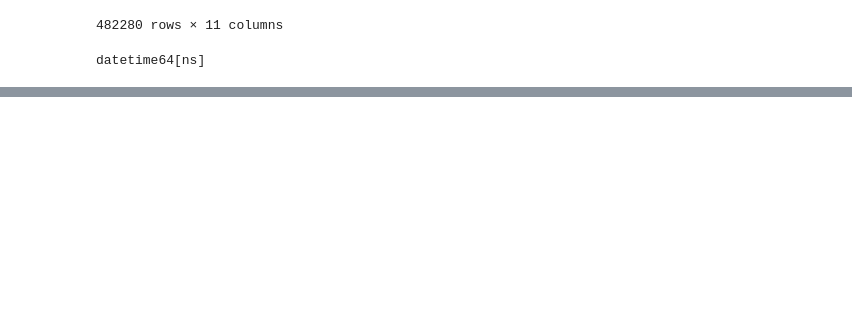
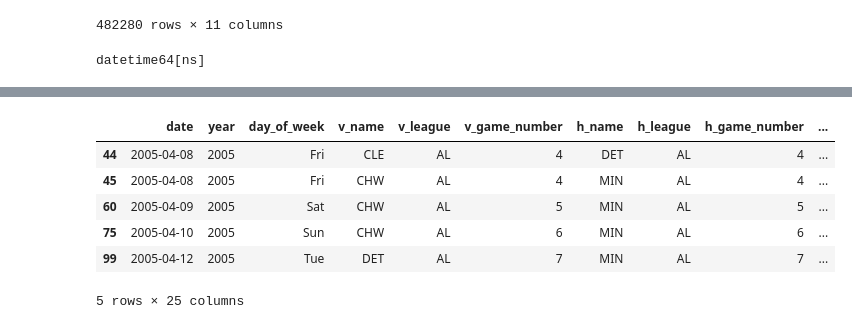
Before and after one commit to tmarchok1/DS440_project, a Jupyter notebook: DS_440code.ipynb, the cells around one changed output, grey strips where cells are left out. Cells and saved outputs as stored; diff of their text form; code cells hidden in the pictures; blank space fills up the shorter version.

```diff
--- a/DS_440code.ipynb
+++ b/DS_440code.ipynb
@@ -444,9 +499,17 @@ weather_AL_west.head()
 # %%
 weather_AL_central['time_of_day'] = weather_AL_central['date'].dt.hour.apply(lambda x: 'D' if 6 <= x < 18 else 'N')
 
-merged_df_AL_central = pd.merge(glogs, weather_AL_central, on='date', how='left')
+merged_df_AL_central = pd.merge(glogs, weather_AL_central, on=['date', 'location'], how='left')
 
 merged_df_AL_central = merged_df_AL_central[merged_df_AL_central['day_night'] == merged_df_AL_central['time_of_day']]
 
 merged_df_AL_central.head()
+# %% [output]
+|  | date | year | day_of_week | v_name | v_league | v_game_number | h_name | h_league | h_game_number | ... |
+| 44 | 2005-04-08 | 2005 | Fri | CLE | AL | 4 | DET | AL | 4 | ... |
+| 45 | 2005-04-08 | 2005 | Fri | CHW | AL | 4 | MIN | AL | 4 | ... |
+| 60 | 2005-04-09 | 2005 | Sat | CHW | AL | 5 | MIN | AL | 5 | ... |
+| 75 | 2005-04-10 | 2005 | Sun | CHW | AL | 6 | MIN | AL | 6 | ... |
+| 99 | 2005-04-12 | 2005 | Tue | DET | AL | 7 | MIN | AL | 7 | ... |
+5 rows × 25 columns
 # %%
```
Also changed, not shown: parts of 10 cells of this notebook.
